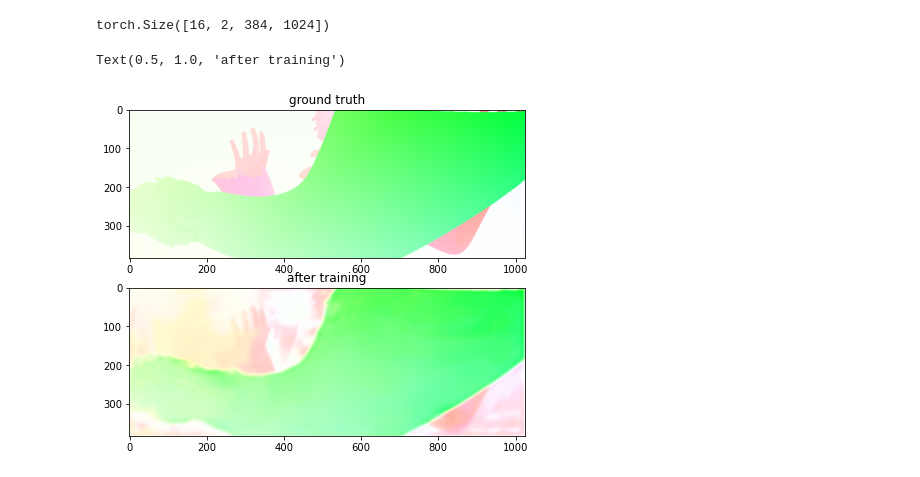
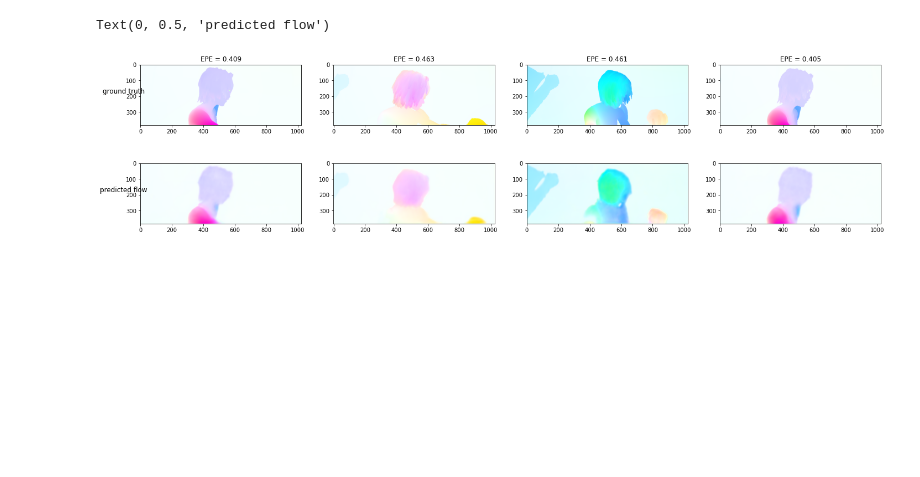
Before and after one commit to dongliangcao/OCFlow, a Jupyter notebook: Test_Model.ipynb, the cells around one changed output. Cells and saved outputs as stored; diff of their text form; code cells hidden in the pictures; blank space fills up the shorter version.

Commit message:
Add epe evaluation in Test_Model.ipynb

```diff
--- a/Test_Model.ipynb
+++ b/Test_Model.ipynb
@@ -13,5 +14,5 @@ import pytorch_lightning as pl
 # %%
-root1 = r'/home/tnguyen/dataset/mpi-sample2/training'
+root1 = r'/home/tnguyen/dataset/mpi-sample/training'
 data_module = DatasetModule(root = root1, batch_size=32, dataset_name = 'MpiSintelClean')
 data_module.prepare_data()
 data_module.setup()
@@ -19,4 +20,4 @@ dataloader = data_module.train_dataloader()
 # %%
 iteration = iter(dataloader)
 # %%
-imgs, flow = next(iteration)
+imgs, flows = next(iteration)
@@ -44,4 +24,4 @@ else:
 # %%
-model =FlowModel.load_from_checkpoint('/home/tnguyen/OCFlow/lightning_logs/simple, full size, ambush/checkpoints/epoch=374.ckpt')
+model =FlowModel.load_from_checkpoint('/home/tnguyen/OCFlow/lightning_logs/simple, full size, alley_1, try 2/checkpoints/epoch=267.ckpt')
 # %%
-predicted_flow = model(imgs)
+predicted_flows = model(imgs)
@@ -51,4 +27,0 @@ print(predicted_flow.shape)
-# %%
-flow.shape
-# %% [output]
-torch.Size([16, 2, 384, 1024])
@@ -63,14 +28,21 @@ flow_ = flow2img(flow_)
-# %%
-plt.figure(figsize=(10, 6))
-plt.subplot(2, 1, 1)
-plt.imshow(flow_)
-plt.title('ground truth')
-
-
-
-plt.subplot(2, 1, 2)
-plt.imshow(predicted_flow_)
-plt.title('after training')
-# %% [output]
-Text(0.5, 1.0, 'after training')
-[figure, removed]
+# %%
+num = 4 #number of image flow display
+fig, axes = plt.subplots(nrows=2, ncols=num, figsize=(24, 6))
+for i in range(num):
+    flow = flows[i].detach().cpu().numpy().transpose(1, 2, 0)
+
+    predicted_flow = predicted_flows[i].detach().cpu().numpy().transpose(1, 2, 0)
+
+    predicted_flow_img = flow2img(predicted_flow)
+    flow_img = flow2img(flow)
+
+    mepe = flow_error(flow[:,:,0], flow[:,:,1], predicted_flow[:,:,0], predicted_flow[:,:,1])
+
+    axes[0,i].set_title('EPE = {:.3f}'.format(mepe))
+    axes[0,i].imshow(flow_img)
+    axes[1,i].imshow(predicted_flow_img)
+axes[0,0].set_ylabel('ground truth', rotation=0, size='large')
+axes[1,0].set_ylabel('predicted flow', rotation=0, size='large')
+# %% [output]
+Text(0, 0.5, 'predicted flow')
+[figure, added]
```
Also changed, not shown: parts of 6 cells of this notebook, 34 other files.
